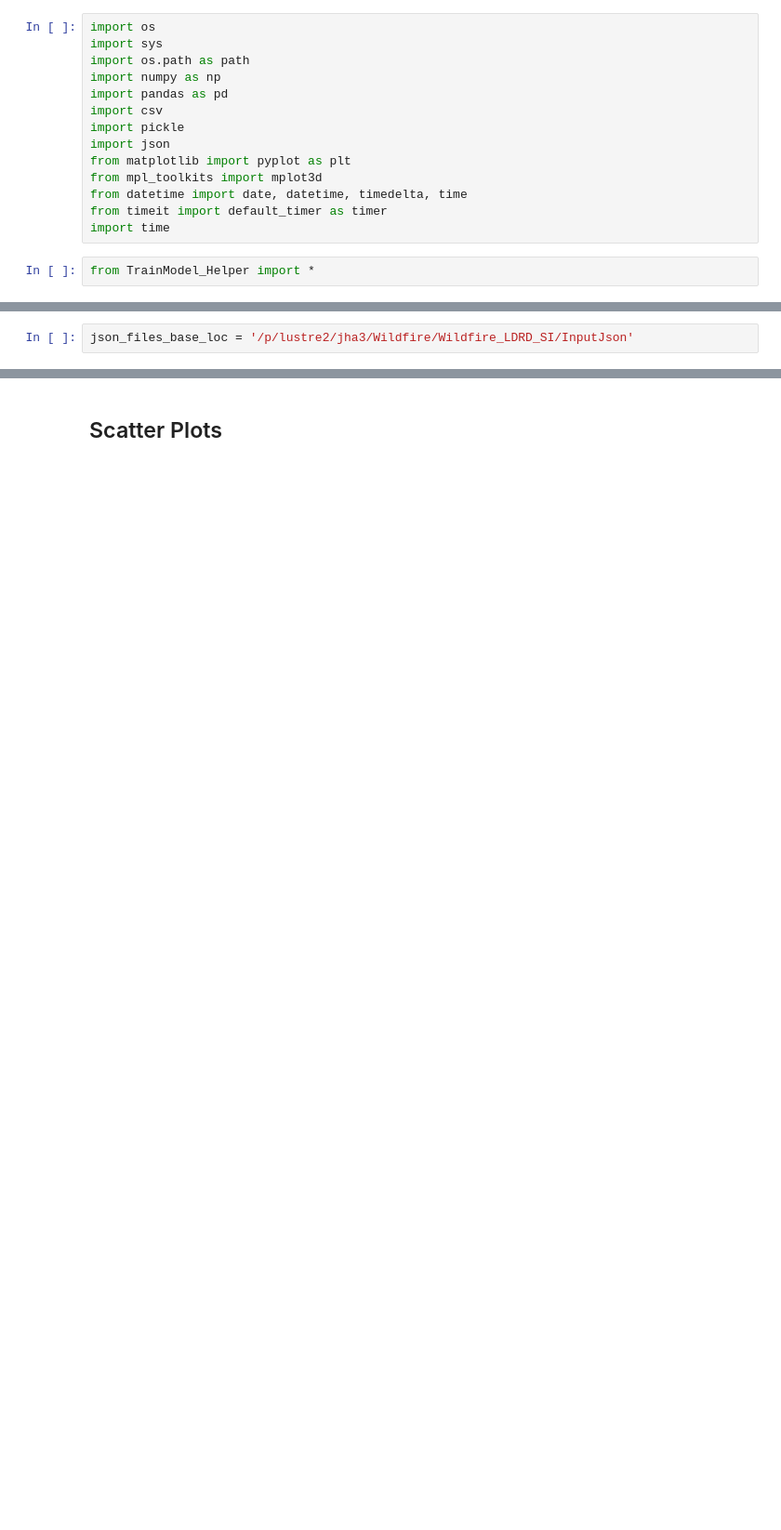
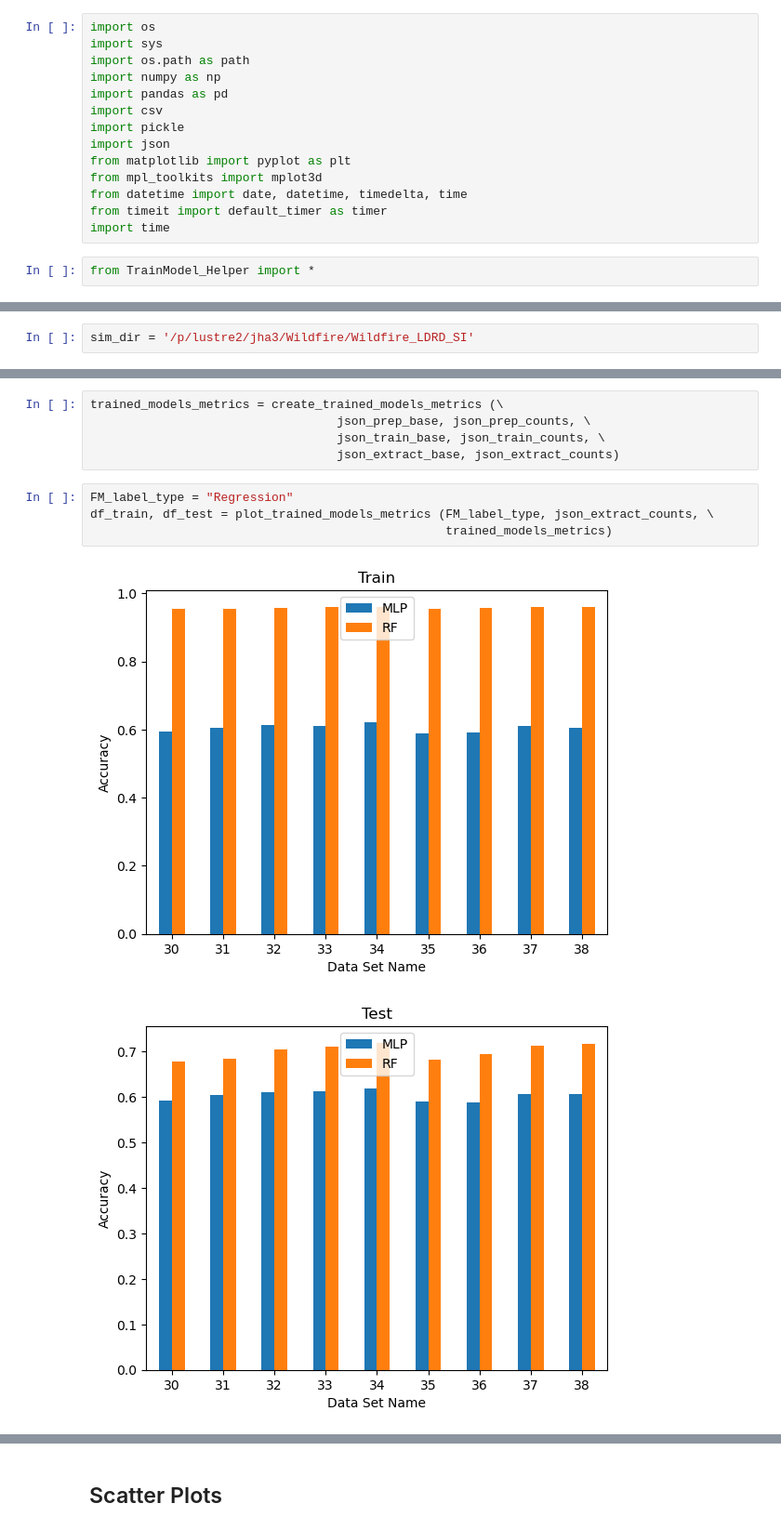
Before and after one commit to LLNL/MLAP, a Jupyter notebook: SJSU/Step3_TrainModel/EvaluateTrainedModels.ipynb, the cells around one changed output, grey strips where cells are left out. Shown at 93% size. Drawn from its saved outputs; the diff is of its cells as text; blank space fills up the shorter version.

```diff
--- a/SJSU/Step3_TrainModel/EvaluateTrainedModels.ipynb
+++ b/SJSU/Step3_TrainModel/EvaluateTrainedModels.ipynb
@@ -17,2 +21,2 @@ from TrainModel_Helper import *
 # %%
-json_files_base_loc = '/p/lustre2/jha3/Wildfire/Wildfire_LDRD_SI/InputJson'
+sim_dir = '/p/lustre2/jha3/Wildfire/Wildfire_LDRD_SI'
@@ -141,3 +36,15 @@ Text(0.5, 1.0, 'Test')
+# %%
+trained_models_metrics = create_trained_models_metrics (\
+                                  json_prep_base, json_prep_counts, \
+                                  json_train_base, json_train_counts, \
+                                  json_extract_base, json_extract_counts)
+# %%
+FM_label_type = "Regression"
+df_train, df_test = plot_trained_models_metrics (FM_label_type, json_extract_counts, \
+                                                 trained_models_metrics)
+# %% [output]
+[figure, added]
+[figure, added]
 # %%
 df_train
 # %% [output]
```
Also changed, not shown: parts of 19 cells of this notebook, 1 other file.
